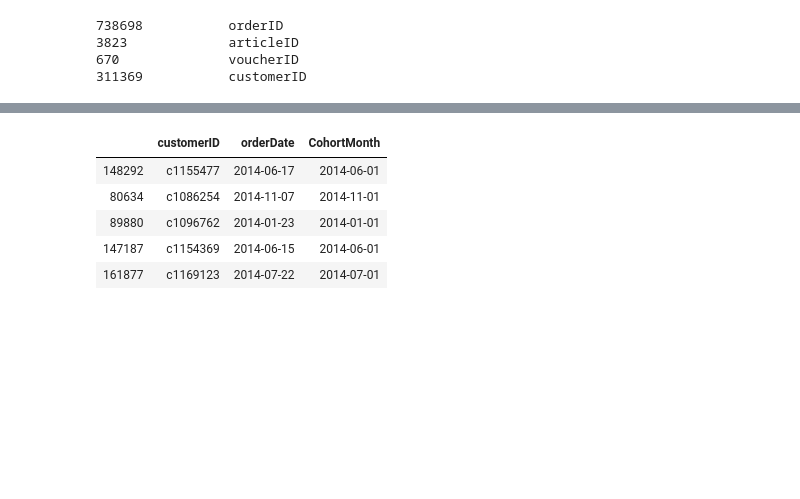
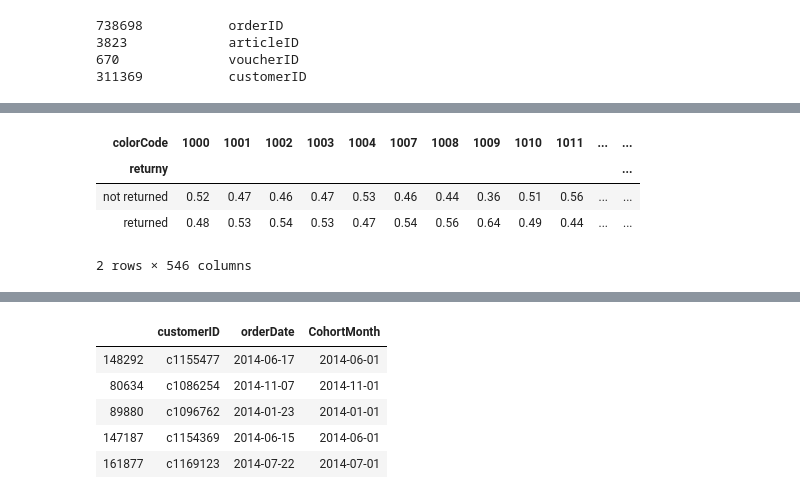
Before and after one commit to MichalWlodkowski/Data_Cup_2016, a Jupyter notebook: DataCup_returns.ipynb, the cells around one changed output, grey strips where cells are left out. Drawn from its saved outputs; the diff is of its cells as text; code cells hidden in the pictures; blank space fills up the shorter version.

```diff
--- a/DataCup_returns.ipynb
+++ b/DataCup_returns.ipynb
@@ -62,0 +103,8 @@ train['price_decrease'] = train['price'] / train['rrp'] -1
+# %%
+pd.crosstab(train.colorCode, train.returny, normalize = 'index').round(2).T
+# %% [output]
+| colorCode | 1000 | 1001 | 1002 | 1003 | 1004 | 1007 | 1008 | 1009 | 1010 | 1011 | ... | ... |
+| returny |  |  |  |  |  |  |  |  |  |  |  | ... |
+| not returned | 0.52 | 0.47 | 0.46 | 0.47 | 0.53 | 0.46 | 0.44 | 0.36 | 0.51 | 0.56 | ... | ... |
+| returned | 0.48 | 0.53 | 0.54 | 0.53 | 0.47 | 0.54 | 0.56 | 0.64 | 0.49 | 0.44 | ... | ... |
+2 rows × 546 columns
```
Also changed, not shown: parts of 14 cells of this notebook.
